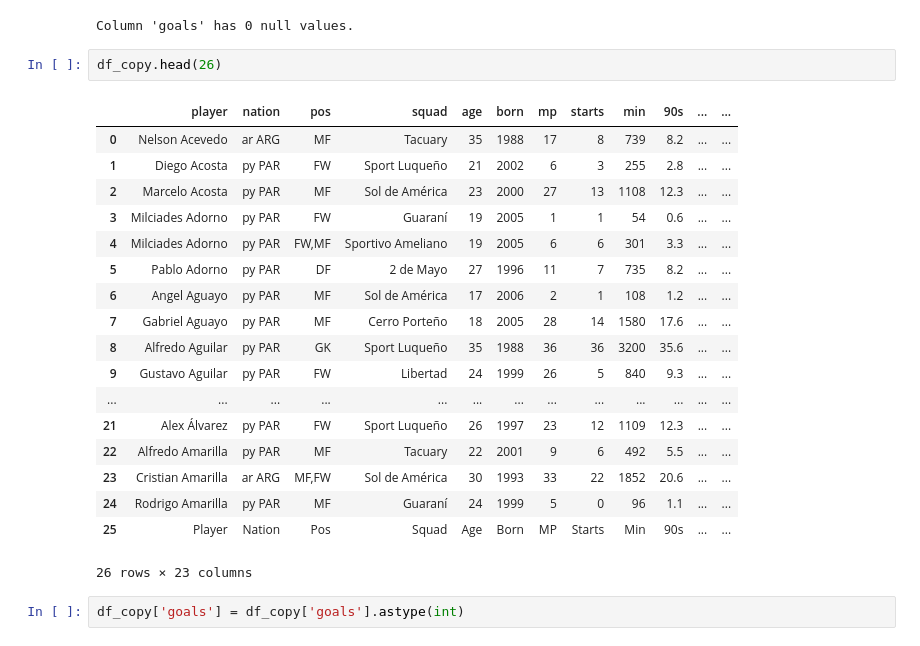
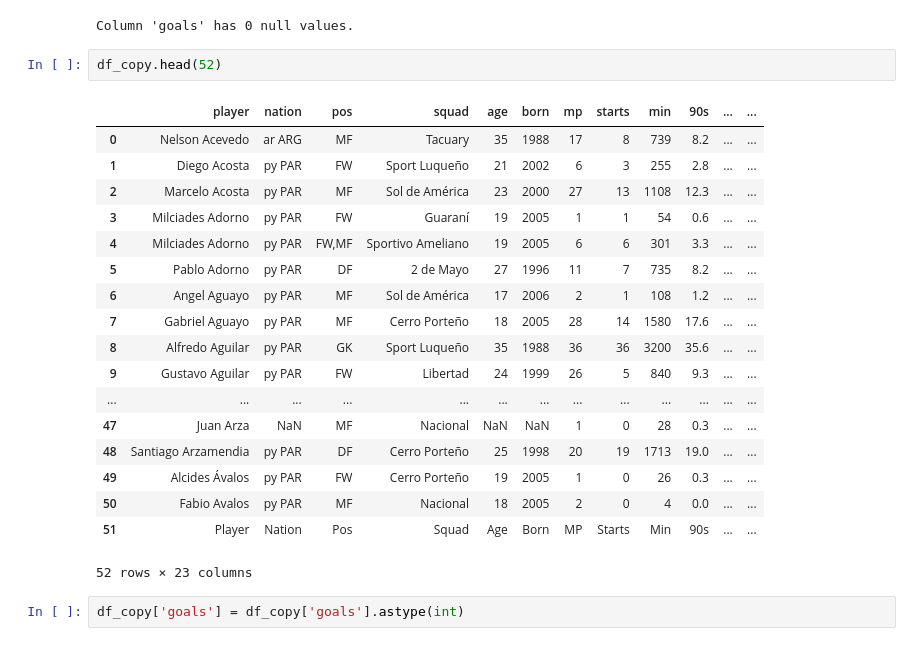
Before and after one commit to axelbol/football-analysis, a Jupyter notebook: twitter_content.ipynb, the cells around one changed output. Drawn from its saved outputs; the diff is of its cells as text.

Commit message:
delete columns

```diff
--- a/twitter_content.ipynb
+++ b/twitter_content.ipynb
@@ -204,26 +204,26 @@ print(f"Column '{column_name}' has {null_count} null values.")
 # %% [output]
 Column 'goals' has 0 null values.
 # %%
-df_copy.head(26)
+df_copy.head(52)
 # %% [output]
 |  | player | nation | pos | squad | age | born | mp | starts | min | 90s | ... | ... |
 | 0 | Nelson Acevedo | ar ARG | MF | Tacuary | 35 | 1988 | 17 | 8 | 739 | 8.2 | ... | ... |
 | 1 | Diego Acosta | py PAR | FW | Sport Luqueño | 21 | 2002 | 6 | 3 | 255 | 2.8 | ... | ... |
 | 2 | Marcelo Acosta | py PAR | MF | Sol de América | 23 | 2000 | 27 | 13 | 1108 | 12.3 | ... | ... |
 | 3 | Milciades Adorno | py PAR | FW | Guaraní | 19 | 2005 | 1 | 1 | 54 | 0.6 | ... | ... |
 | 4 | Milciades Adorno | py PAR | FW,MF | Sportivo Ameliano | 19 | 2005 | 6 | 6 | 301 | 3.3 | ... | ... |
 | 5 | Pablo Adorno | py PAR | DF | 2 de Mayo | 27 | 1996 | 11 | 7 | 735 | 8.2 | ... | ... |
 | 6 | Angel Aguayo | py PAR | MF | Sol de América | 17 | 2006 | 2 | 1 | 108 | 1.2 | ... | ... |
 | 7 | Gabriel Aguayo | py PAR | MF | Cerro Porteño | 18 | 2005 | 28 | 14 | 1580 | 17.6 | ... | ... |
 | 8 | Alfredo Aguilar | py PAR | GK | Sport Luqueño | 35 | 1988 | 36 | 36 | 3200 | 35.6 | ... | ... |
 | 9 | Gustavo Aguilar | py PAR | FW | Libertad | 24 | 1999 | 26 | 5 | 840 | 9.3 | ... | ... |
 | ... | ... | ... | ... | ... | ... | ... | ... | ... | ... | ... | ... | ... |
-| 21 | Alex Álvarez | py PAR | FW | Sport Luqueño | 26 | 1997 | 23 | 12 | 1109 | 12.3 | ... | ... |
-| 22 | Alfredo Amarilla | py PAR | MF | Tacuary | 22 | 2001 | 9 | 6 | 492 | 5.5 | ... | ... |
-| 23 | Cristian Amarilla | ar ARG | MF,FW | Sol de América | 30 | 1993 | 33 | 22 | 1852 | 20.6 | ... | ... |
-| 24 | Rodrigo Amarilla | py PAR | MF | Guaraní | 24 | 1999 | 5 | 0 | 96 | 1.1 | ... | ... |
-| 25 | Player | Nation | Pos | Squad | Age | Born | MP | Starts | Min | 90s | ... | ... |
+| 47 | Juan Arza | NaN | MF | Nacional | NaN | NaN | 1 | 0 | 28 | 0.3 | ... | ... |
+| 48 | Santiago Arzamendia | py PAR | DF | Cerro Porteño | 25 | 1998 | 20 | 19 | 1713 | 19.0 | ... | ... |
+| 49 | Alcides Ávalos | py PAR | FW | Cerro Porteño | 19 | 2005 | 1 | 0 | 26 | 0.3 | ... | ... |
+| 50 | Fabio Avalos | py PAR | MF | Nacional | 18 | 2005 | 2 | 0 | 4 | 0.0 | ... | ... |
+| 51 | Player | Nation | Pos | Squad | Age | Born | MP | Starts | Min | 90s | ... | ... |
-26 rows × 23 columns
+52 rows × 23 columns
 # %%
 df_copy['goals'] = df_copy['goals'].astype(int)
 # %% [output]
```
